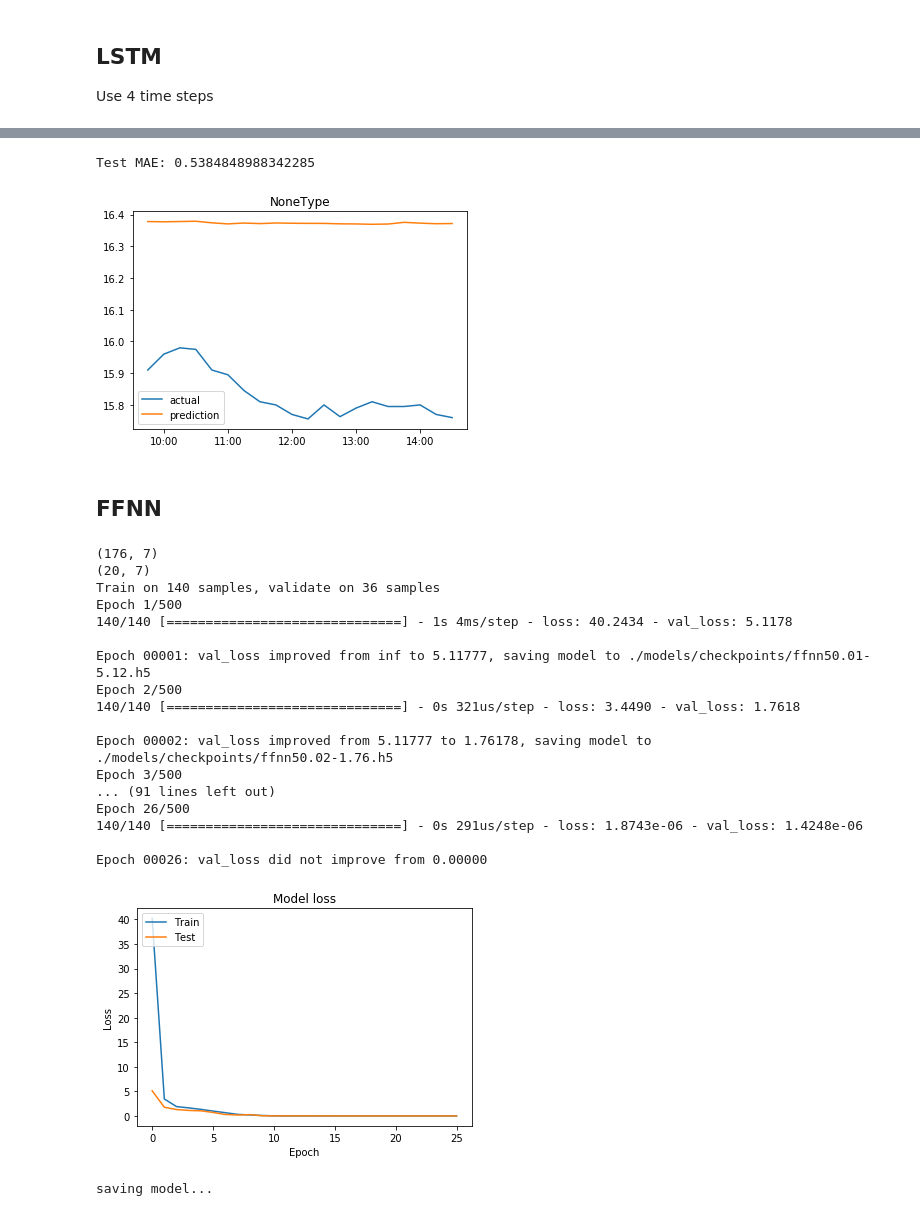
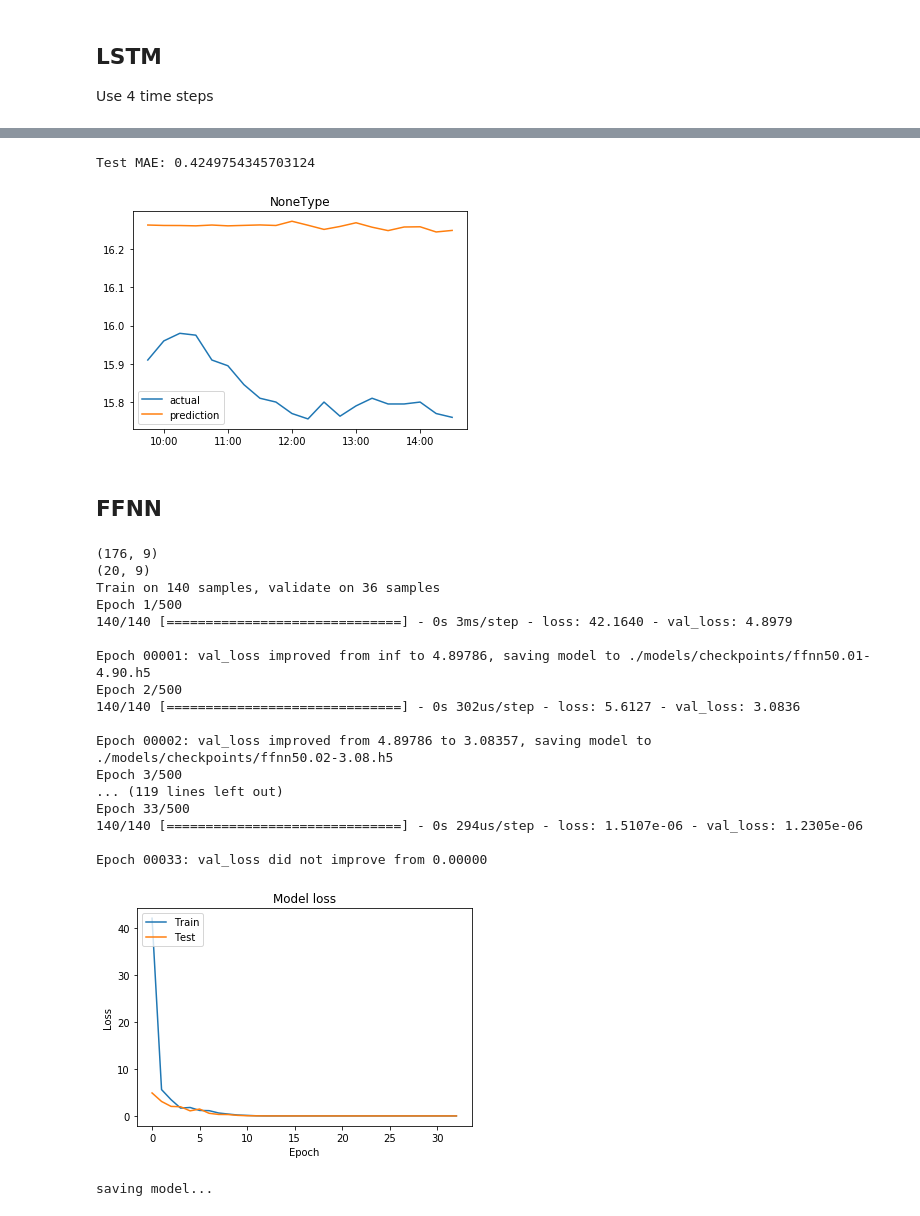
Before and after one commit to melaniezheng/twitter_travel, a Jupyter notebook: models_history.ipynb, the cells around one changed output, grey strips where cells are left out. Drawn from its saved outputs; the diff is of its cells as text; code cells hidden in the pictures.

Commit message:
update notebook model_history

```diff
--- a/models_history.ipynb
+++ b/models_history.ipynb
@@ -13,7 +13,7 @@ X_train, y_train, X_test, y_test, train_dt, test_dt = preprocessing.run_preproce
 # %% [markdown]
 ## Correlation
 # %%
-features = pd.read_csv('./data/tmp/features.csv', parse_dates = ['datetime'])
+features = pd.read_csv('./data/tmp/features_train_2020-08-31.csv', parse_dates = ['datetime'])
 # import pandas.rpy.common as com
 import seaborn as sns
 %matplotlib inline
@@ -247,7 +245,7 @@ def build_timeseries(mat, y_col_index):
     return x, y
 
 print("Are any NaNs present in train/test matrices?",np.isnan(x_train).any(), np.isnan(x_train).any())
-x_t, y_t = build_timeseries(x_train, 7)
+x_t, y_t = build_timeseries(x_train, 9)
 print("Train size",x_t.shape, y_t.shape)
 x_t = trim_dataset(x_t, BATCH_SIZE)
 y_t = trim_dataset(y_t, BATCH_SIZE)
@@ -255,7 +253,7 @@ print("Batch trimmed size",x_t.shape, y_t.shape)
 # append last 4 timesteps from training set to test set.
 last4tr = x_train[-4:,:]
 x_test = np.append(last4tr, x_test, axis=0)
-x_test_t, y_test_t = build_timeseries(x_test, 7)
+x_test_t, y_test_t = build_timeseries(x_test, 9)
 print("Test size", x_test_t.shape, y_test_t.shape)
 x_test_t = trim_dataset(x_test_t, BATCH_SIZE)
 y_test_t = trim_dataset(y_test_t, BATCH_SIZE)
@@ -310,13 +326,13 @@ history = lstm.fit(x_t,y_t,epochs=params['epochs'],batch_size=params['batch_size
 # %%
 y_pred = lstm.predict(x_test_t)
 # convert the predicted value to range of real data
-y_pred_org = (y_pred * sc.data_range_[7]) + sc.data_min_[7]
+y_pred_org = (y_pred * sc.data_range_[9]) + sc.data_min_[9]
 y_te = test.iloc[:,-1]
 estimator = None
 fit_and_score(estimator, y_pred_org,x_train, y_train, x_test, y_test, test_dt)
 # %% [output]
-Test MAE: 0.5384848988342285
+Test MAE: 0.4249754345703124
-[figure, old version]
+[figure, new version]
 # %% [markdown]
 ## FFNN
 # %%
@@ -351,26 +367,26 @@ print(X_train.shape)
 print(X_test.shape)
 history = ffnn50.fit(X_train,y_train.values,epochs=params['epochs'],batch_size=params['batch_size'],
                         validation_split=0.2, callbacks=my_callbacks)
-plot_model_loss(history, 'ffnn50_test_accuracy.png')
+plot_model_loss(history)
 # %% [output]
-(176, 7)
-(20, 7)
+(176, 9)
+(20, 9)
 Train on 140 samples, validate on 36 samples
 Epoch 1/500
-140/140 [==============================] - 1s 4ms/step - loss: 40.2434 - val_loss: 5.1178
+140/140 [==============================] - 0s 3ms/step - loss: 42.1640 - val_loss: 4.8979
 
-Epoch 00001: val_loss improved from inf to 5.11777, saving model to ./models/checkpoints/ffnn50.01-5.12.h5
+Epoch 00001: val_loss improved from inf to 4.89786, saving model to ./models/checkpoints/ffnn50.01-4.90.h5
 Epoch 2/500
-140/140 [==============================] - 0s 321us/step - loss: 3.4490 - val_loss: 1.7618
+140/140 [==============================] - 0s 302us/step - loss: 5.6127 - val_loss: 3.0836
 
-Epoch 00002: val_loss improved from 5.11777 to 1.76178, saving model to ./models/checkpoints/ffnn50.02-1.76.h5
+Epoch 00002: val_loss improved from 4.89786 to 3.08357, saving model to ./models/checkpoints/ffnn50.02-3.08.h5
 Epoch 3/500
-... (91 lines left out)
-Epoch 26/500
-140/140 [==============================] - 0s 291us/step - loss: 1.8743e-06 - val_loss: 1.4248e-06
+... (119 lines left out)
+Epoch 33/500
+140/140 [==============================] - 0s 294us/step - loss: 1.5107e-06 - val_loss: 1.2305e-06
 
-Epoch 00026: val_loss did not improve from 0.00000
+Epoch 00033: val_loss did not improve from 0.00000
-[figure, old version]
+[figure, new version]
 # %%
 print("saving model...")
 import pickle
```
Also changed, not shown: parts of 9 cells of this notebook.
